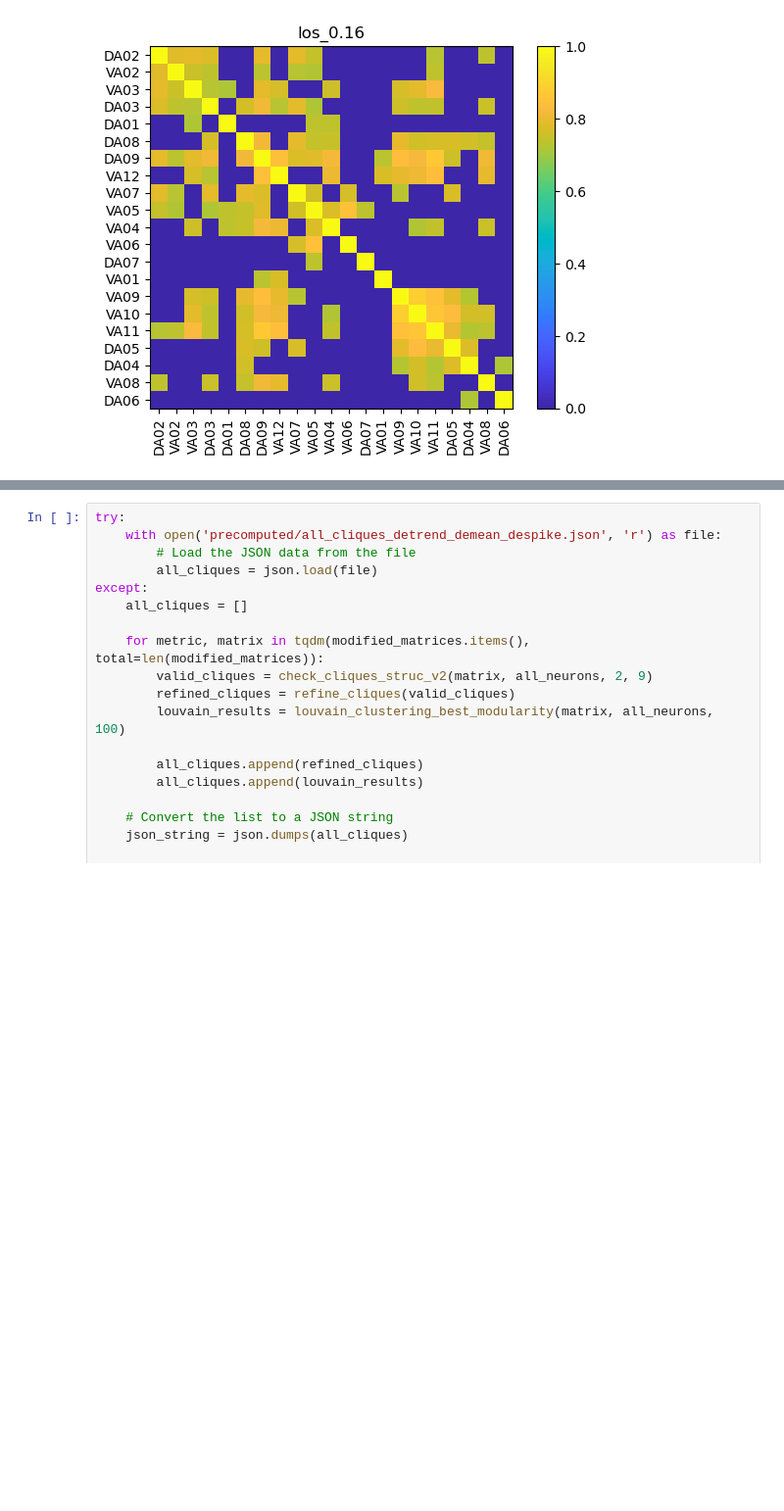
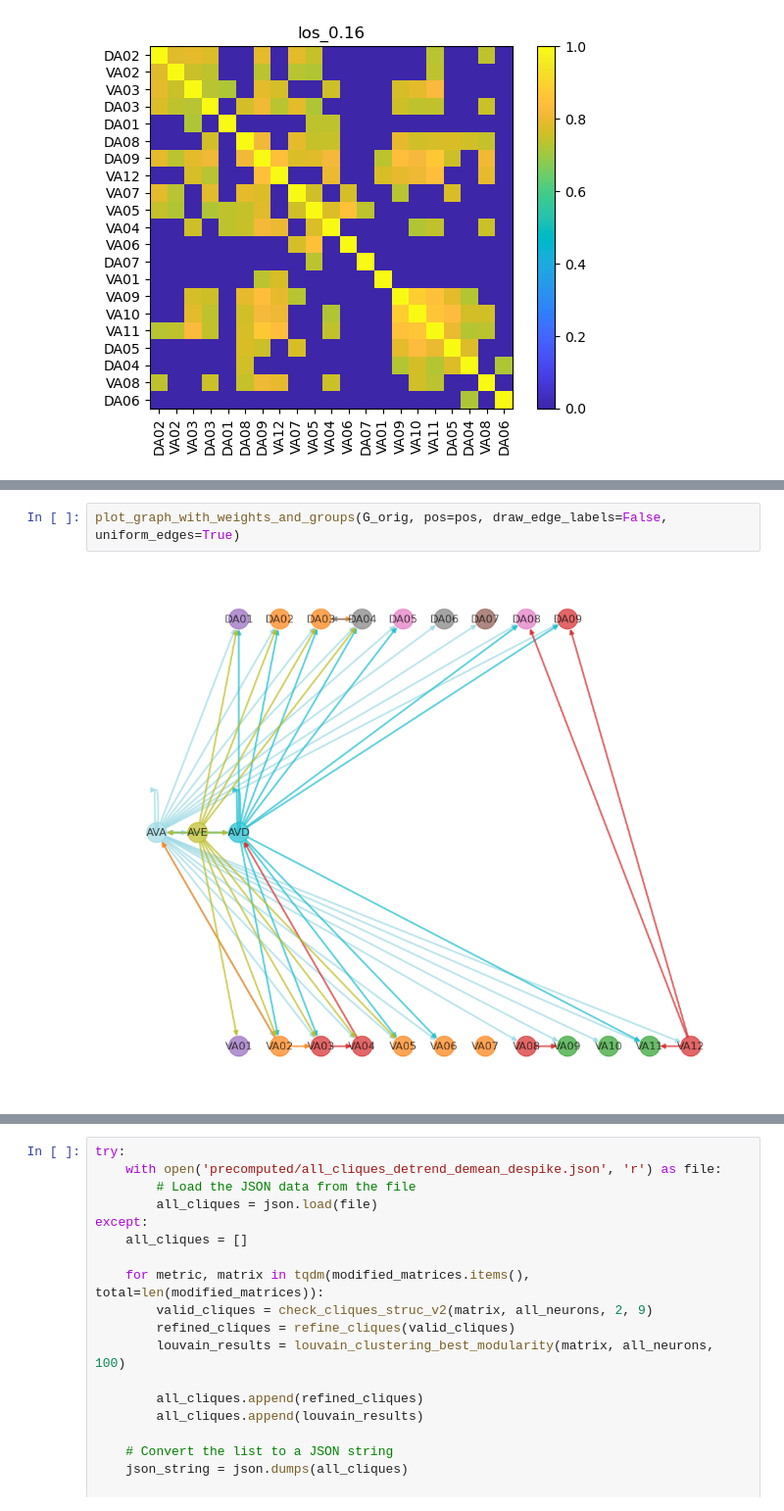
Before and after one commit to ialireza13/c_elegans_neural_network, a Jupyter notebook: handson.ipynb, the cells around one changed output, grey strips where cells are left out. Shown at 98% size. Drawn from its saved outputs; the diff is of its cells as text; blank space fills up the shorter version.

```diff
--- a/handson.ipynb
+++ b/handson.ipynb
@@ -165,0 +313,4 @@ res
+# %%
+plot_graph_with_weights_and_groups(G_orig, pos=pos, draw_edge_labels=False, uniform_edges=True)
+# %% [output]
+[figure, added]
```
Also changed, not shown: parts of 19 cells of this notebook, 5 other files.
